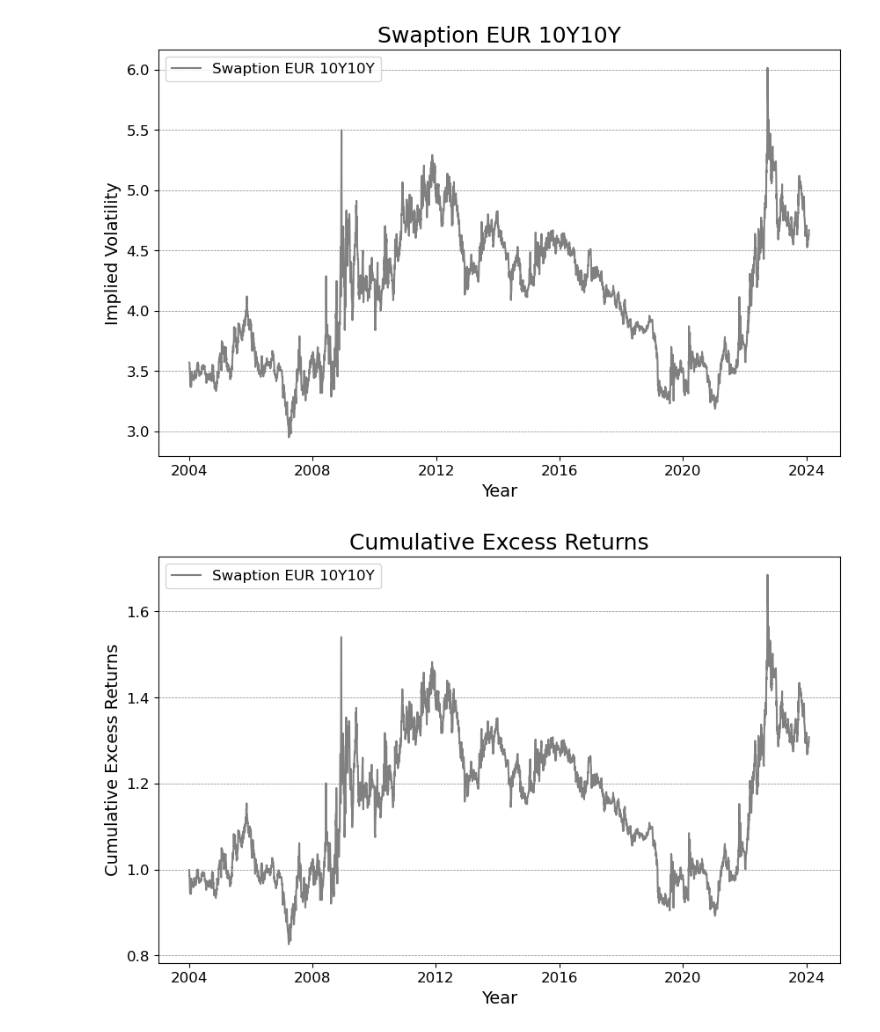
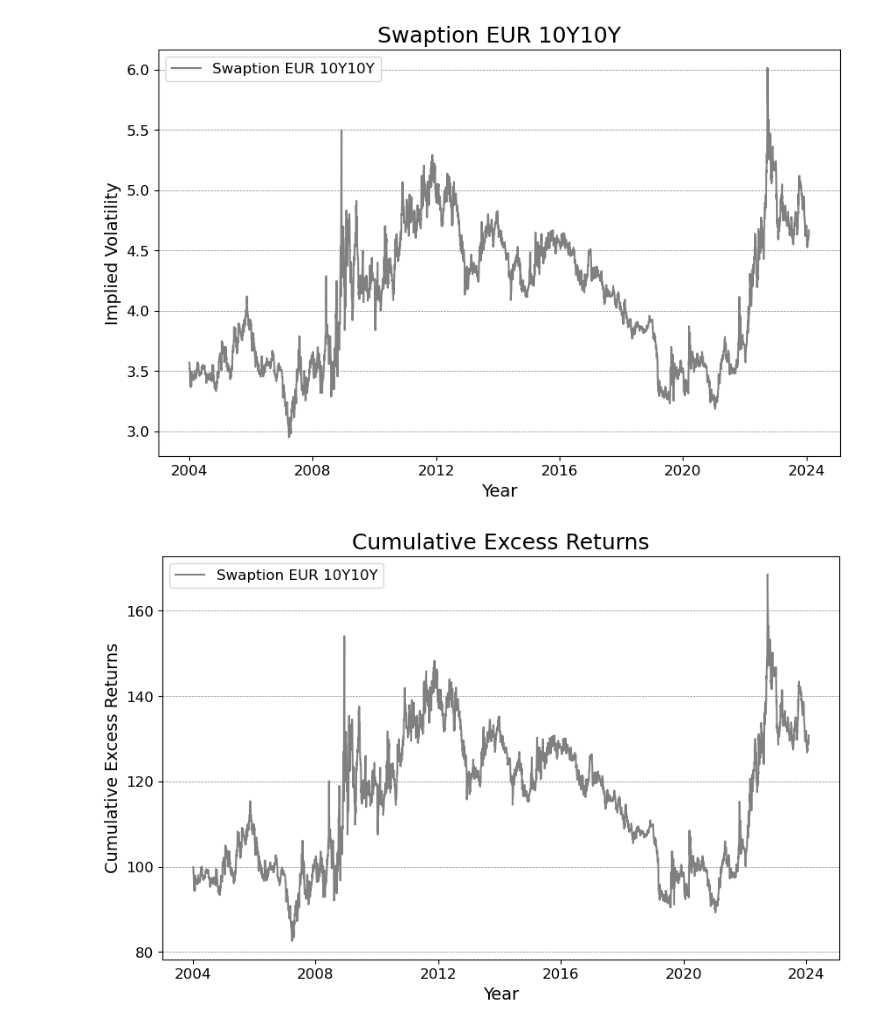
Before and after one commit to NannaOhrt/master_thesis, a Jupyter notebook: main/code/ATM_version2.ipynb, the cells around one changed output. Cells and saved outputs as stored; diff of their text form; code cells hidden in the pictures.

```diff
--- a/main/code/ATM_version2.ipynb
+++ b/main/code/ATM_version2.ipynb
@@ -20,21 +20,21 @@ plt.show()
 # %%
 df['Returns'] = df["ATM_10Y_10Y"].pct_change()
 
 # Assuming risk-free rate is 0, so excess returns are equal to actual returns in this case
 df['Excess Returns'] = df['Returns']
 
 # Calculate cumulative excess returns
-df['Cumulative Excess Returns'] = (1 + df['Excess Returns']).cumprod()
+df['Cumulative Excess Returns'] = (1 + df['Excess Returns']).cumprod()*100
 
 plt.figure(figsize=(10, 6))
 plt.plot(df["Dato"],df['Cumulative Excess Returns'], color='grey', label= 'Swaption EUR 10Y10Y')
 plt.title('Cumulative Excess Returns', fontsize=18)
 plt.xlabel('Year', fontsize=14)
 plt.ylabel('Cumulative Excess Returns', fontsize=14)
 plt.xticks(fontsize=12)
 plt.yticks(fontsize=12)
 plt.grid(axis='y', color='gray', linestyle='--', linewidth=0.5)
 plt.legend(fontsize=12)
 plt.show()
 # %% [output]
-[figure, old version]
+[figure, new version]
```
Also changed, not shown: parts of 1 cell of this notebook.
